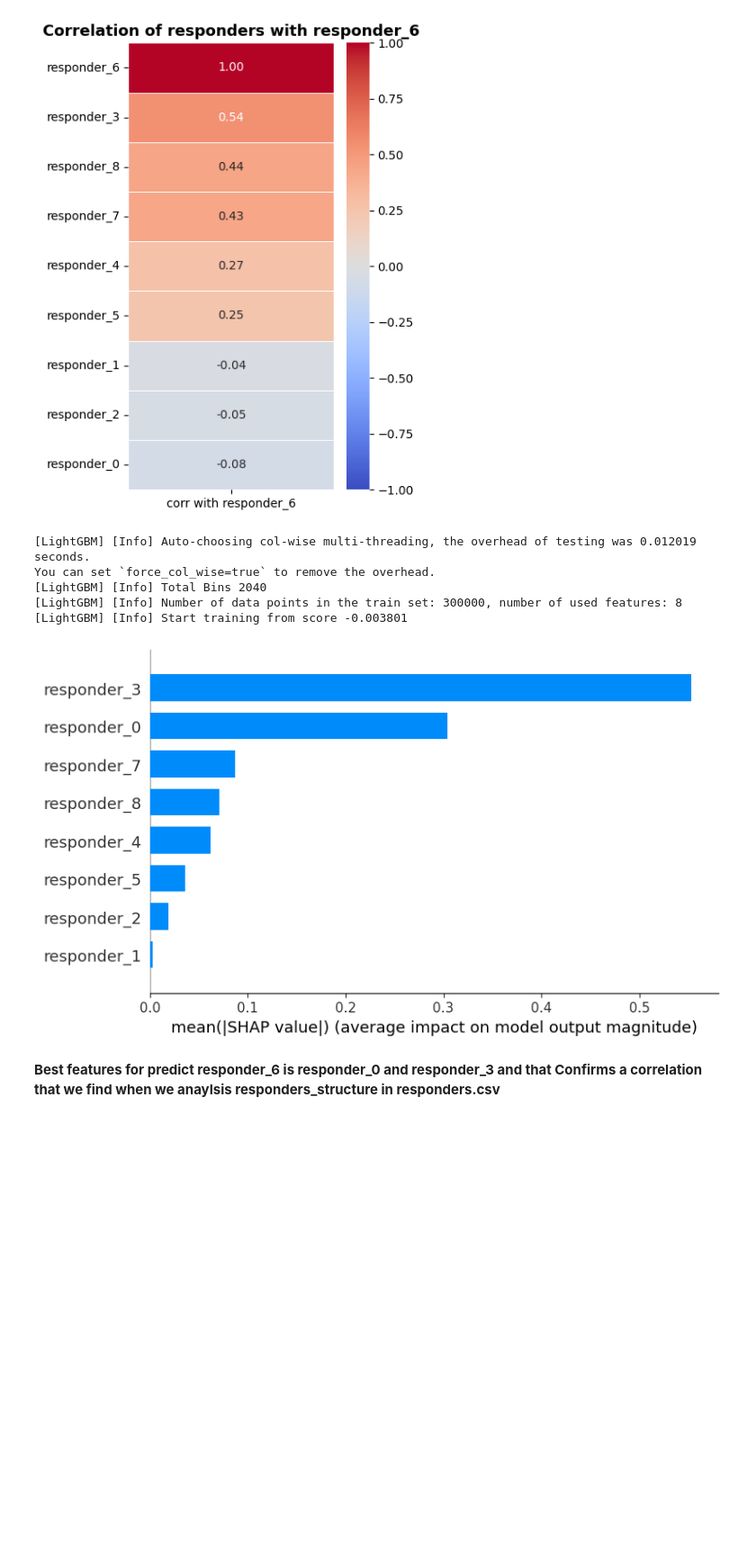
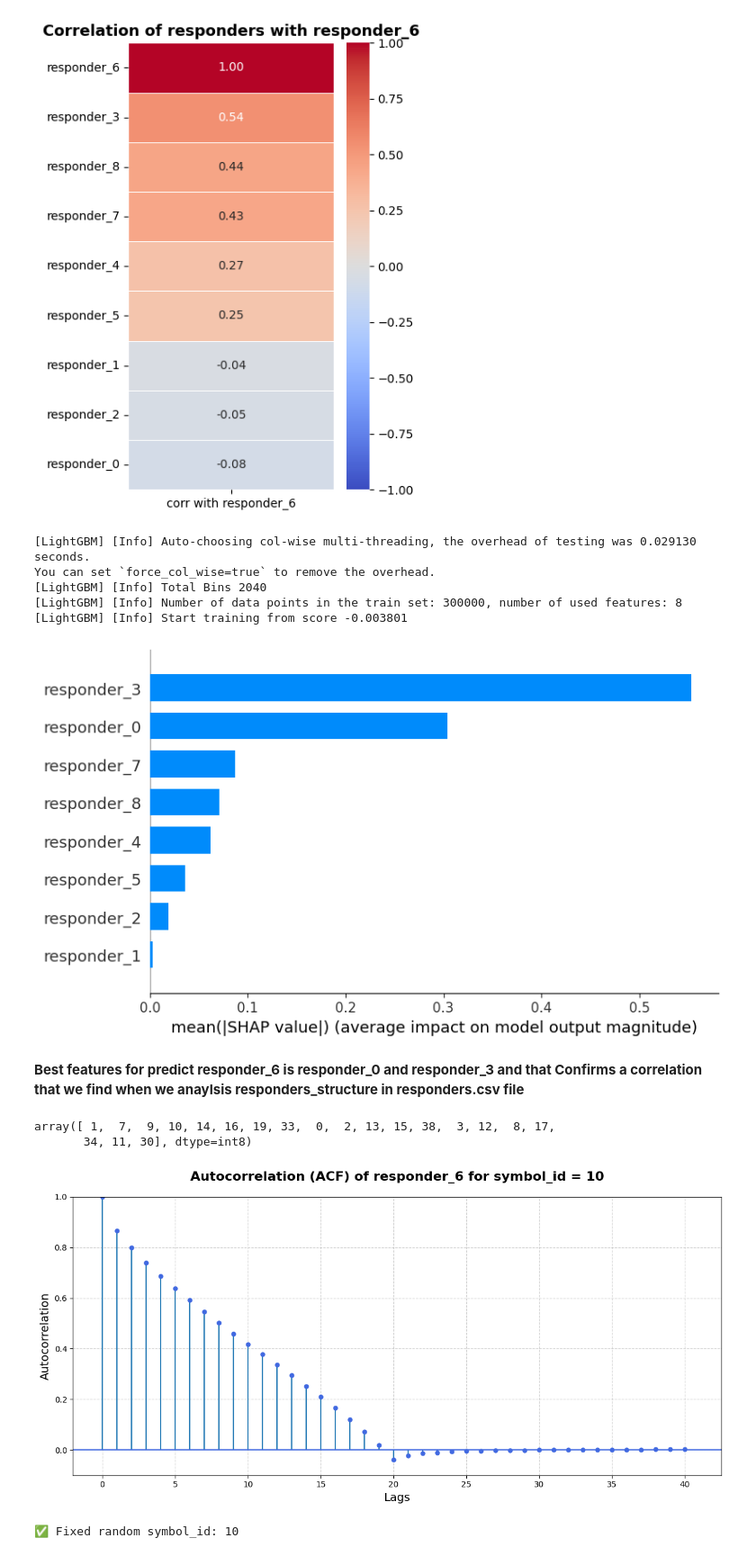
Before and after one commit to MohamedZakariaaFouda/Jane_Street_Competition, a Jupyter notebook: notebooks/end-to-end-data-science-life-cycle.ipynb, the cells around one changed output. Shown at 90% size. Cells and saved outputs as stored; diff of their text form; code cells hidden in the pictures; blank space fills up the shorter version.

```diff
--- a/notebooks/end-to-end-data-science-life-cycle.ipynb
+++ b/notebooks/end-to-end-data-science-life-cycle.ipynb
@@ -307,13 +305,14 @@ plt.show()
 # %% [output]
 [figure]
 # %%
-#We will use shap to know best responders columns help to predict responder_6
+'''#We will use shap to know best responders columns help to predict responder_6
 
 sample_df = train_df[resp_cols].sample(n=300000, random_state=42)
 
 X = sample_df.drop(columns=["responder_6"])
 y = sample_df["responder_6"]
-# LightGBM
+
+# Model
 model = lgb.LGBMRegressor(n_estimators=200, random_state=42, n_jobs=-1)
 model.fit(X, y)
 
@@ -323,12 +322,51 @@ shap_values = explainer.shap_values(X)
 
 # Summary Plot
 shap.summary_plot(shap_values, X, plot_type="bar", max_display=10)
+'''
 # %% [output]
-[LightGBM] [Info] Auto-choosing col-wise multi-threading, the overhead of testing was 0.012019 seconds.
+[LightGBM] [Info] Auto-choosing col-wise multi-threading, the overhead of testing was 0.029130 seconds.
 You can set `force_col_wise=true` to remove the overhead.
 [LightGBM] [Info] Total Bins 2040
 [LightGBM] [Info] Number of data points in the train set: 300000, number of used features: 8
 [LightGBM] [Info] Start training from score -0.003801
 [figure]
 # %% [markdown]
-**Best features for predict responder_6 is responder_0 and responder_3 and that Confirms a correlation that we find when we anaylsis responders_structure in responders.csv**
+**Best features for predict responder_6 is responder_0 and responder_3 and that Confirms a correlation that we find when we anaylsis responders_structure in responders.csv file**
+# %%
+# let's check auto correlation for responders and symbol_id
+# symbol_id
+symbol_id = train_df['symbol_id'].unique()
+symbol_id
+# %% [output]
+array([ 1,  7,  9, 10, 14, 16, 19, 33,  0,  2, 13, 15, 38,  3, 12,  8, 17,
+       34, 11, 30], dtype=int8)
+# %%
+# Random choice
+random.seed(42)
+unique_symbols = train_df['symbol_id'].unique()
+chosen_symbol = random.choice(unique_symbols)
+
+# Choice_symbol
+symbol_data = train_df[train_df['symbol_id'] == chosen_symbol]
+# responder_6
+target_series = symbol_data['responder_6'].dropna()
+
+# ACF
+fig, ax = plt.subplots(figsize=(12, 6))
+plot_acf(target_series, lags=40, ax=ax, color="royalblue", alpha=0.8)
+
+
+ax.set_title(f"Autocorrelation (ACF) of responder_6 for symbol_id = {chosen_symbol}",
+             fontsize=16, fontweight="bold", pad=20)
+ax.set_xlabel("Lags", fontsize=14)
+ax.set_ylabel("Autocorrelation", fontsize=14)
+ax.grid(True, linestyle="--", alpha=0.6)
+plt.ylim(-0.1, 1)
+
+plt.tight_layout()
+plt.show()
+
+print(f"symbol_id: {chosen_symbol}")
+# %% [output]
+[figure, added]
+✅ Fixed random symbol_id: 10
```
Also changed, not shown: parts of 7 cells of this notebook.
